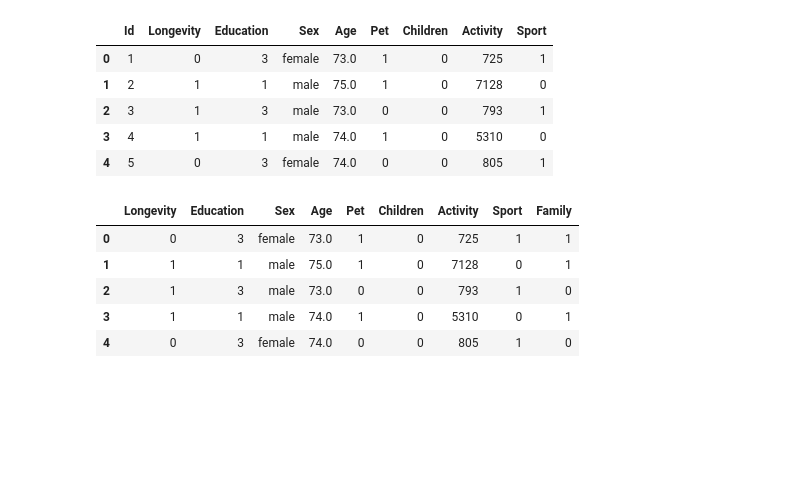
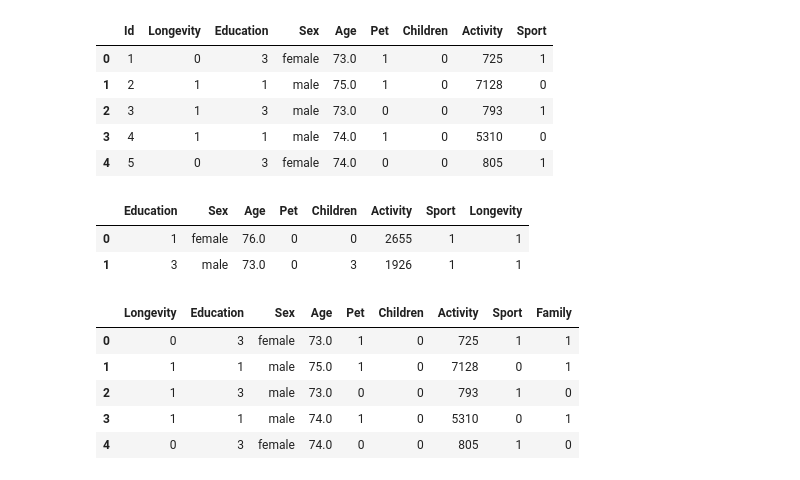
Before and after one commit to Sakerini/WeaponDetector, a Jupyter notebook: day2.ipynb, the cells around one changed output. Cells and saved outputs as stored; diff of their text form; code cells hidden in the pictures; blank space fills up the shorter version.

```diff
--- a/day2.ipynb
+++ b/day2.ipynb
@@ -119,8 +126,14 @@ train_df.head()
 | 3 | 4 | 1 | 1 | male | 74.0 | 1 | 0 | 5310 | 0 |
 | 4 | 5 | 0 | 3 | female | 74.0 | 0 | 0 | 805 | 1 |
 # %%
-### 5 Пизнак Id может быть удален из набора обучающих данных
+### 5 Признак Id может быть удален из набора обучающих данных
 train_df = train_df.drop(columns="Id")
+test_df = test_df.drop(columns="Id")
+test_df.head(2)
+# %% [output]
+|  | Education | Sex | Age | Pet | Children | Activity | Sport | Longevity |
+| 0 | 1 | female | 76.0 | 0 | 0 | 2655 | 1 | 1 |
+| 1 | 3 | male | 73.0 | 0 | 3 | 1926 | 1 | 1 |
 # %%
 ### 6 Cоздать новый признак под названием Family (Семья на основе детей и домашних животных),
 #     чтобы получить общее количество членов семьи.
```
Also changed, not shown: parts of 5 cells of this notebook, 1 other file.
